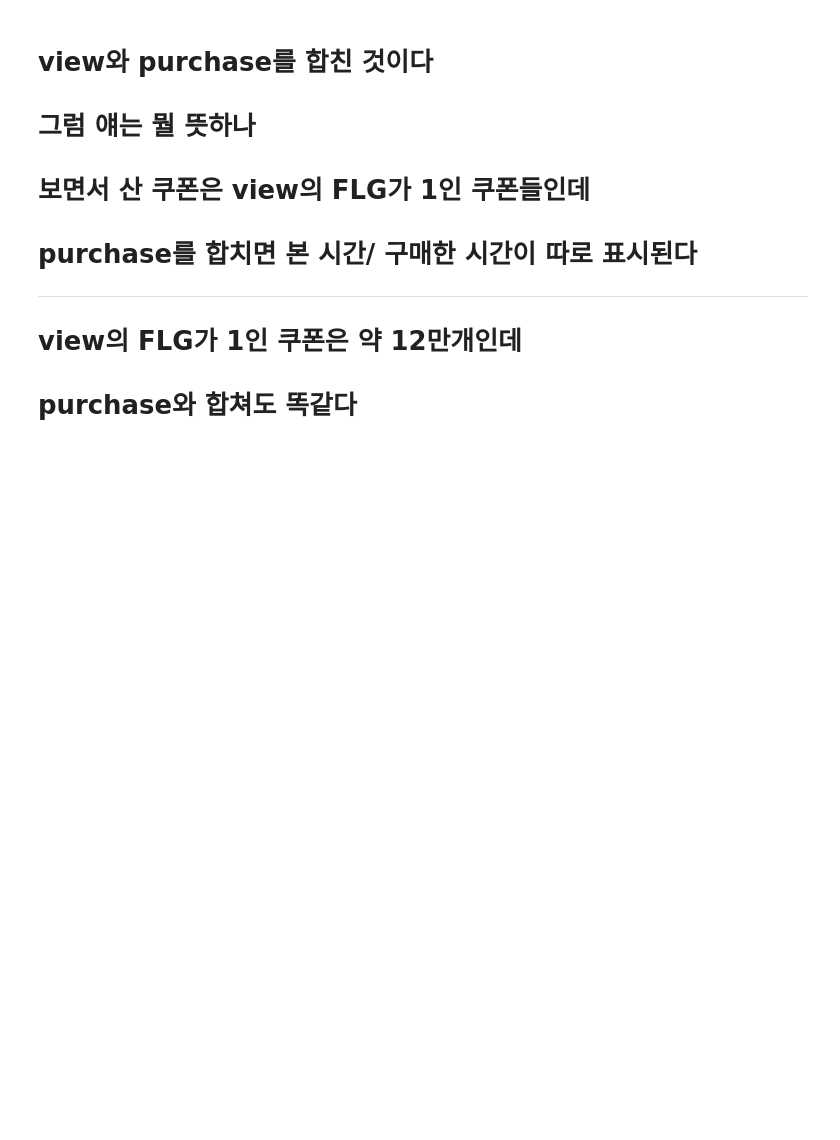
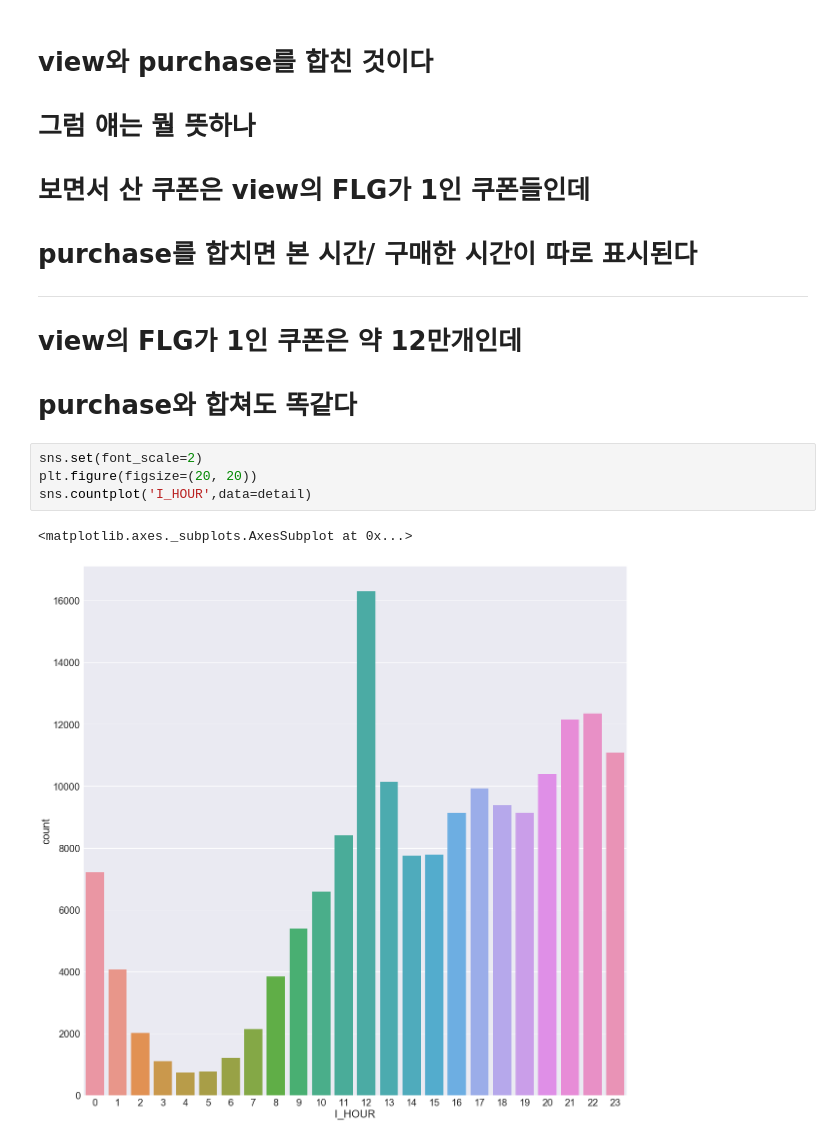
Before and after one commit to JoonSeongLee/dss7-coupon, a Jupyter notebook: jw/eda_coupon_detail_eda.ipynb, the cells around one changed output. Cells and saved outputs as stored; diff of their text form; blank space fills up the shorter version.

```diff
--- a/jw/eda_coupon_detail_eda.ipynb
+++ b/jw/eda_coupon_detail_eda.ipynb
@@ -110,3 +110,10 @@ g.view_purchase()
 
 # view의 FLG가 1인 쿠폰은 약 12만개인데
 # purchase와 합쳐도 똑같다
+# %%
+sns.set(font_scale=2)
+plt.figure(figsize=(20, 20))
+sns.countplot('I_HOUR',data=detail)
+# %% [output]
+<matplotlib.axes._subplots.AxesSubplot at 0x...>
+[figure, added]
```
Also changed, not shown: parts of 2 cells of this notebook, 5 other files.
